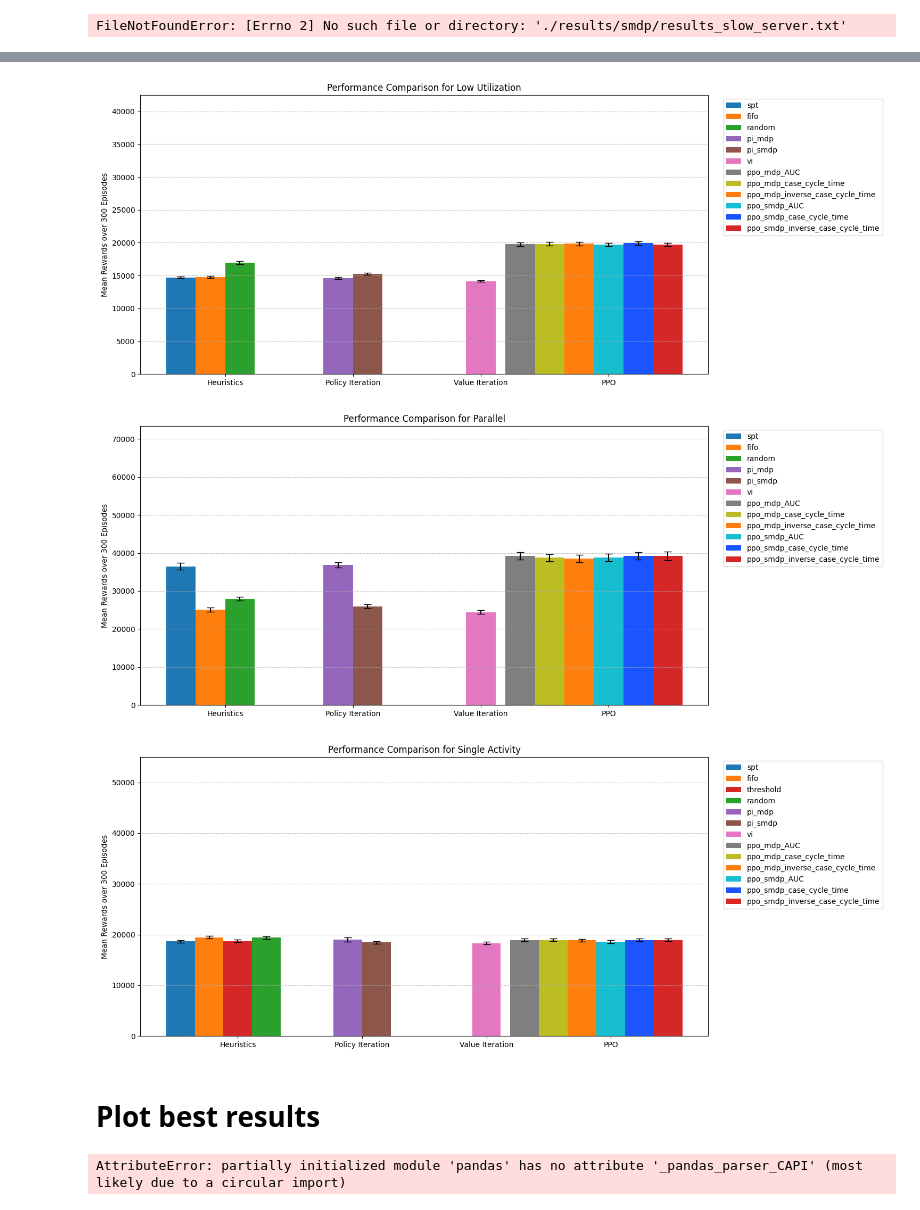
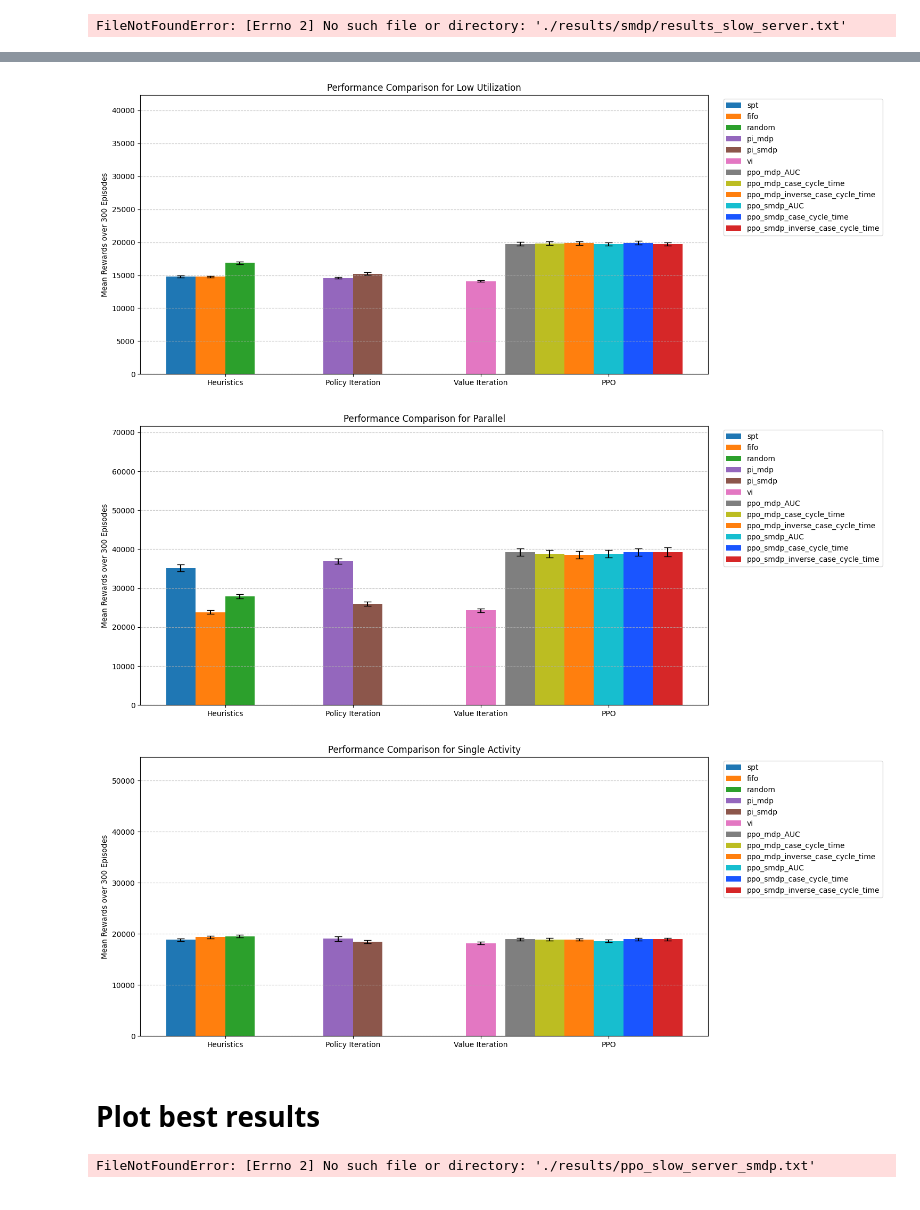
Before and after one commit to jeroenmiddelhuis/BPO_rollouts, a Jupyter notebook: plot_results.ipynb, the cells around one changed output, grey strips where cells are left out. Drawn from its saved outputs; the diff is of its cells as text; code cells hidden in the pictures.

Commit message:
-Added hyperparameter tuning -Added tau_multiplier + min possible transition time -Fixed value iteration (coverge when min - max < epsilon)

```diff
--- a/plot_results.ipynb
+++ b/plot_results.ipynb
@@ -5,11 +5,11 @@ import matplotlib.pyplot as plt
 
 def read_csv_with_headers(filepath):
 
-    df = pd.read_csv(filepath, names=['Policy', 'environment', 'mean', 'std'])
+    df = pd.read_csv(filepath, names=['Policy', 'environment', 'mean_reward', 'std'])
     if df.columns[0] != 'Policy':
-        df.columns = ['Policy', 'environment', 'mean', 'std']
+        df.columns = ['Policy', 'environment', 'mean_reward', 'std']
 
-    df['mean'] = df['mean'].abs()  # Change negative values to positive
+    df['mean_reward'] = df['mean_reward'].abs()  # Change negative values to positive
     df['environment'] = df['environment'].str.strip()  # Remove leading and trailing whitespaces
     df = calculate_confidence_interval(df)
     return df
@@ -26,17 +26,17 @@ for config in configs:
     df = read_csv_with_headers(f"./results/smdp/results_{config}.txt")
     policies = ['Greedy', 'Random', 'FIFO']
     if config == 'single_activity':
-        policies.append('Threshold')
+        continue#policies.append('Threshold')
     for policy in policies:
         df_policy = df[df['Policy'] == policy]
-        data[policy] = (df_policy['mean'].iloc[0], df_policy['CI'].iloc[0])
+        data[policy] = (df_policy['mean_reward'].iloc[0], df_policy['CI'].iloc[0])
 
     for environment in ['smdp', 'mdp']:
         for v in [f'v{i}' for i in range(1, 11)]:
             #print(v, environment, v in df['Policy'].unique(), environment in df['environment'].unique())
             #print(df)
             df_learned_v = df[(df['environment'] == environment) & (df['Policy'] == v)]
-            data[(environment, v)] = (df_learned_v['mean'].iloc[0], df_learned_v['CI'].iloc[0])
+            data[(environment, v)] = (df_learned_v['mean_reward'].iloc[0], df_learned_v['CI'].iloc[0])
 
     # Create figure
     fig, ax = plt.subplots(figsize=(15, 6))
@@ -88,8 +88,8 @@ import numpy as np
 import matplotlib.pyplot as plt
 
 def read_csv_with_headers(filepath):
-    df = pd.read_csv(filepath, names=['mean', 'std'])
-    df['mean'] = df['mean'].abs()  # Change negative values to positive
+    df = pd.read_csv(filepath, names=['mean_reward', 'std'])
+    df['mean_reward'] = df['mean_reward'].abs()  # Change negative values to positive
     df = calculate_confidence_interval(df)
     return df
 
@@ -120,20 +120,20 @@ for config in configs:
 
     # Value Iteration results
     df = pd.read_csv(f"./results/vi_{config}.txt")
-    mean = abs(df['mean'].iloc[0])
-    std = df['std'].iloc[0]
+    mean = abs(df['mean_reward'].iloc[0])
+    std = df['std_reward'].iloc[0]
     ci = 1.96 * std / np.sqrt(300)
     data[f'vi'] = (mean, ci)
 
     # Heuristics
     if config == 'single_activity':
-        heuristics = ['spt', 'fifo', 'threshold', 'random']
+        heuristics = ['spt', 'fifo', 'random']
     else:
         heuristics = ['spt', 'fifo', 'random']
     for heuristic in heuristics:
         df = pd.read_csv(f"./results/{heuristic}_{config}.txt")
-        mean = abs(df['mean'].iloc[0])
-        std = df['std'].iloc[0]
+        mean = abs(df['mean_reward'].iloc[0])
+        std = df['std_reward'].iloc[0]
         ci = 1.96 * std / np.sqrt(300)
         data[heuristic] = (mean, ci)
 
@@ -221,6 +221,6 @@ for config in configs:
 [figure]
-[figure, old version]
+[figure, new version]
-[figure, old version]
+[figure, new version]
 # %% [markdown]
 # Plot best results
 # %%
@@ -231,15 +231,15 @@ policies = ['spt', 'fifo', 'random', 'threshold', 'ppo', 'pi', 'vi']
 scenarios = ['slow_server', 'n_system', 'down_stream', 'high_utilization', 'low_utilization', 'parallel', 'single_activity']
 
 for scenario in scenarios:
-    df_spt = pd.read_csv(f'.results/spt_{scenario}.txt')
-    df_fifo = pd.read_csv(f'.results/fifo_{scenario}.txt')
-    df_random = pd.read_csv(f'.results/random_{scenario}.txt')
+    df_spt = pd.read_csv(f'./results/spt_{scenario}.txt')
+    df_fifo = pd.read_csv(f'./results/fifo_{scenario}.txt')
+    df_random = pd.read_csv(f'./results/random_{scenario}.txt')
     if scenario == 'single_activity':
-        df_threshold = pd.read_csv(f'.results/threshold_{scenario}.txt')
-    df_ppo_smdp = pd.read_csv(f'.results/ppo_{scenario}_smdp.txt')
-    df_ppo_mdp = pd.read_csv(f'.results/ppo_{scenario}_mdp.txt')
-    df_pi_smdp = pd.read_csv(f'.results/pi_{scenario}_smdp.txt')
-    df_pi_mdp = pd.read_csv(f'.results/pi_{scenario}_mdp.txt')
-    df_vi = pd.read_csv(f'.results/vi_{scenario}.txt')
+        df_threshold = pd.read_csv(f'./results/threshold_{scenario}.txt')
+    df_ppo_smdp = pd.read_csv(f'./results/ppo_{scenario}_smdp.txt')
+    df_ppo_mdp = pd.read_csv(f'./results/ppo_{scenario}_mdp.txt')
+    df_pi_smdp = pd.read_csv(f'./results/pi_{scenario}_smdp.txt')
+    df_pi_mdp = pd.read_csv(f'./results/pi_{scenario}_mdp.txt')
+    df_vi = pd.read_csv(f'./results/vi_{scenario}.txt')
 # %% [output]
-AttributeError: partially initialized module 'pandas' has no attribute '_pandas_parser_CAPI' (most likely due to a circular import)
+FileNotFoundError: [Errno 2] No such file or directory: './results/ppo_slow_server_smdp.txt'
```
Also changed, not shown: parts of 1 cell of this notebook, 50 other files.
